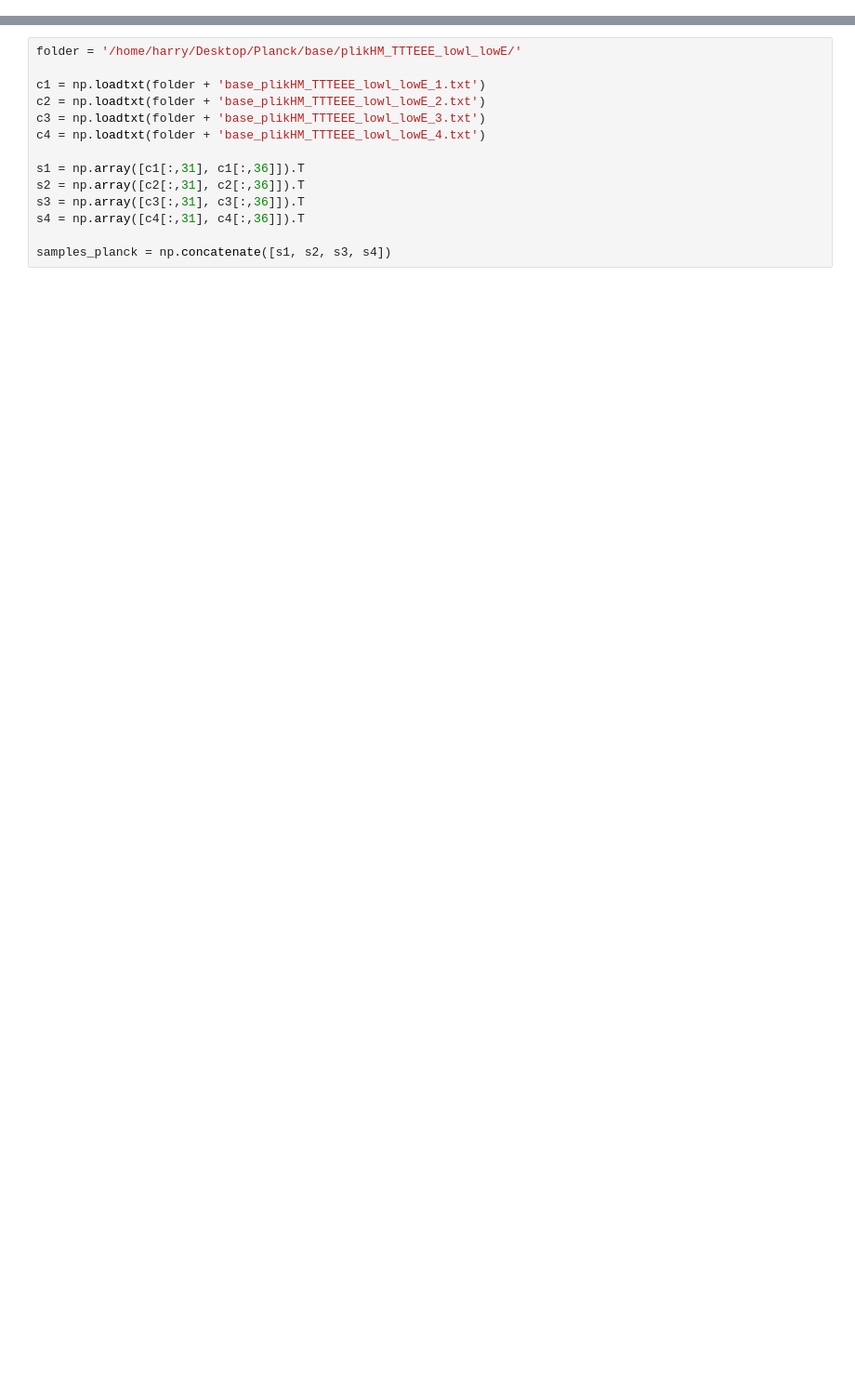
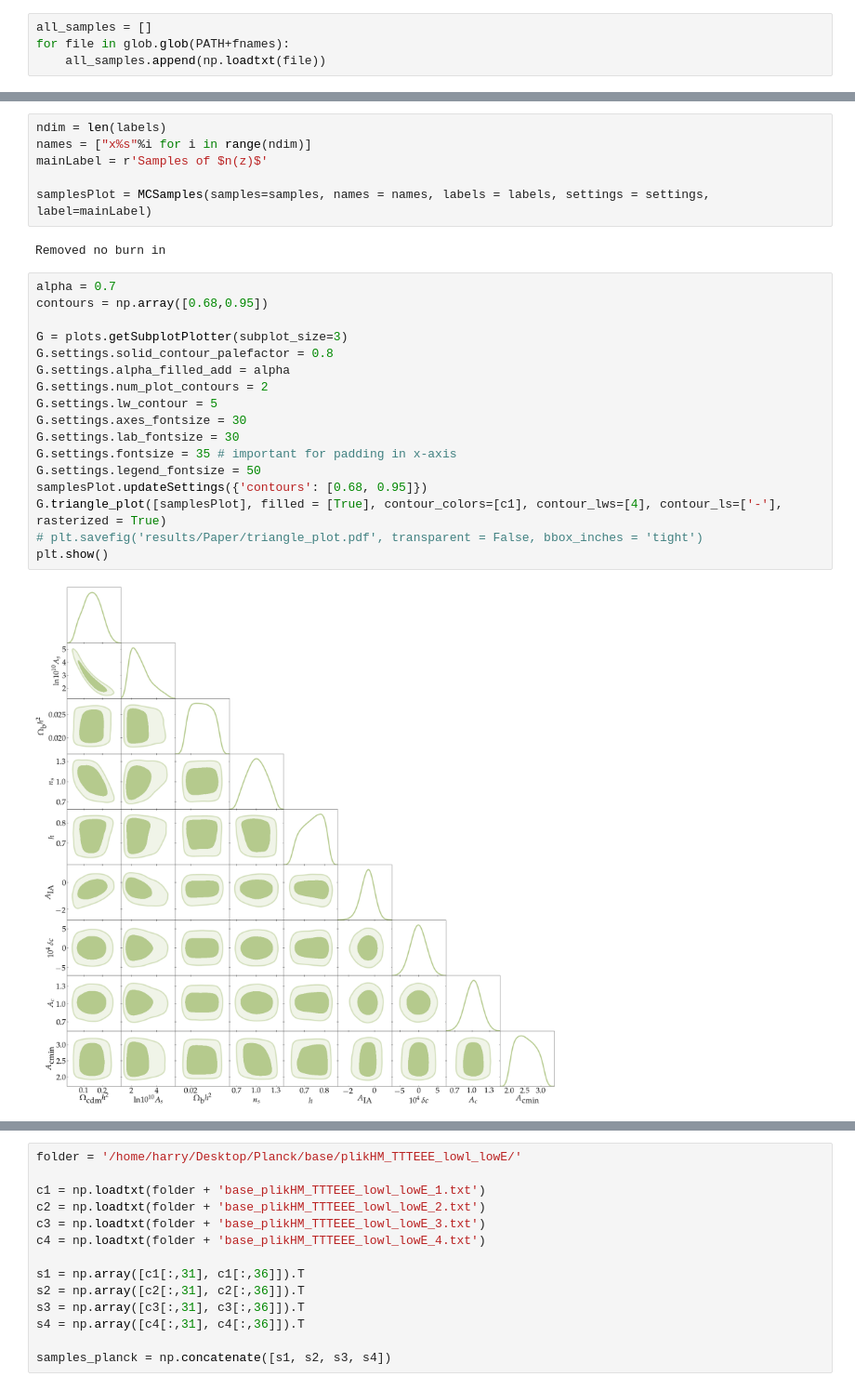
Before and after one commit to Harry45/KV-450, a Jupyter notebook: triangle_plot.ipynb, the cells around one changed output, grey strips where cells are left out. Shown: that part at 93% size. Drawn from its saved outputs; the diff is of its cells as text; blank space fills up the shorter version.

```diff
--- a/triangle_plot.ipynb
+++ b/triangle_plot.ipynb
@@ -190,0 +57,4 @@ samples_2d_boot = np.concatenate((omega_matter_boot.reshape(nsamples, 1), S_8_bo
+# %%
+all_samples = []
+for file in glob.glob(PATH+fnames):
+    all_samples.append(np.loadtxt(file))
@@ -190,0 +74,27 @@ samples_2d_boot = np.concatenate((omega_matter_boot.reshape(nsamples, 1), S_8_bo
+# %%
+ndim = len(labels)
+names = ["x%s"%i for i in range(ndim)]
+mainLabel = r'Samples of $n(z)$'
+
+samplesPlot = MCSamples(samples=samples, names = names, labels = labels, settings = settings, label=mainLabel)
+# %% [output]
+Removed no burn in
+# %%
+alpha = 0.7
+contours = np.array([0.68,0.95])
+
+G = plots.getSubplotPlotter(subplot_size=3)
+G.settings.solid_contour_palefactor = 0.8
+G.settings.alpha_filled_add = alpha
+G.settings.num_plot_contours = 2
+G.settings.lw_contour = 5
+G.settings.axes_fontsize = 30
+G.settings.lab_fontsize = 30
+G.settings.fontsize = 35 # important for padding in x-axis
+G.settings.legend_fontsize = 50
+samplesPlot.updateSettings({'contours': [0.68, 0.95]})
+G.triangle_plot([samplesPlot], filled = [True], contour_colors=[c1], contour_lws=[4], contour_ls=['-'], rasterized = True)
+# plt.savefig('results/Paper/triangle_plot.pdf', transparent = False, bbox_inches = 'tight')
+plt.show()
+# %% [output]
+[figure, added]
```
Also changed, not shown: parts of 63 cells of this notebook, 10 other files.
